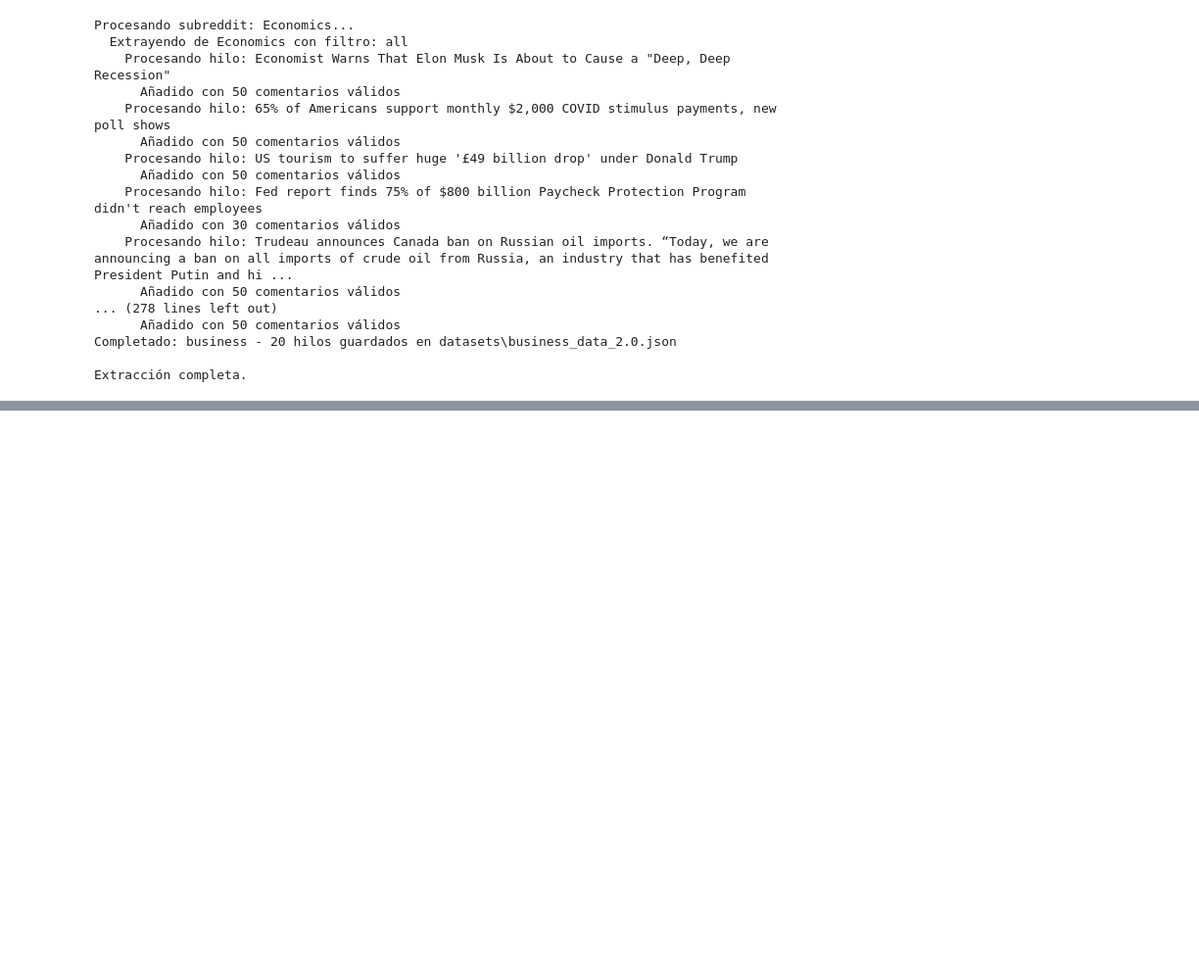
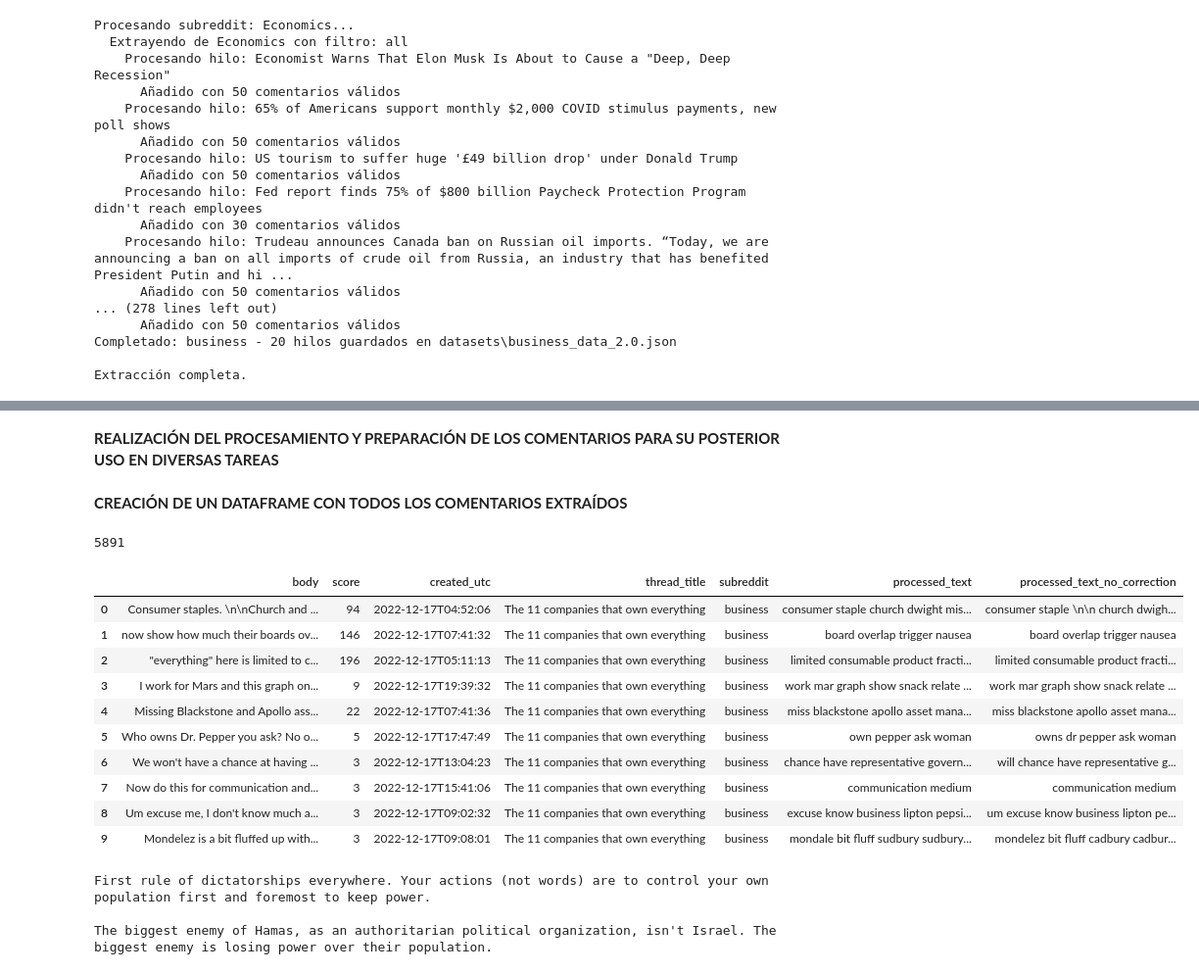
Before and after one commit to rubengilmartinez/NLP-Reddit-Project, a Jupyter notebook: NLP_application.ipynb, the cells around one changed output, grey strips where cells are left out. Shown: that part at 98% size. Cells and saved outputs as stored; diff of their text form; code cells hidden in the pictures; blank space fills up the shorter version.

Commit message:
Add NLP preprocessing pipeline and Reddit dataset creation

```diff
--- a/NLP_application.ipynb
+++ b/NLP_application.ipynb
@@ -253,3 +217,0 @@ memory usage: 1.7+ KB
-# %%
-for thread in range(len(Economics_threads)):
-    Economics_comments = pd.DataFrame(economics['threads'][thread]['comments'])
@@ -270,0 +233,12 @@ Economics_comments.head(5)  # Mostrar las primeras 5 filas del DataFrame
+# %%
+def remove_emojis(text):
+    # Patrón para detectar emojis
+    emoji_pattern = re.compile("["
+        u"\U0001F600-\U0001F64F"  # emoticons
+        u"\U0001F300-\U0001F5FF"  # símbolos & pictogramas
+        u"\U0001F680-\U0001F6FF"  # símbolos de transporte & mapas
+        u"\U0001F1E0-\U0001F1FF"  # banderas (iOS)
+        u"\U00002702-\U000027B0"
+        u"\U000024C2-\U0001F251"
+        "]+", flags=re.UNICODE)
+    return emoji_pattern.sub(r'', text)
@@ -270,0 +302,54 @@ Economics_comments.head(5)  # Mostrar las primeras 5 filas del DataFrame
+# %% [markdown]
+**REALIZACIÓN DEL PROCESAMIENTO Y PREPARACIÓN DE LOS COMENTARIOS PARA SU POSTERIOR USO EN DIVERSAS TAREAS**
+# %%
+# Cargamos los datos extraídos y procesamos los comentarios
+all_comments = []
+dataset_path = 'datasets'
+
+for filename in os.listdir(dataset_path):
+    if filename.endswith('_data_2.0.json'):
+        with open(os.path.join(dataset_path, filename), 'r', encoding='utf-8') as file:
+            data = json.load(file)
+
+            for thread in data['threads']:
+                for comment in thread['comments']:
+                    comment_data = {
+                        'body': comment['text'],
+                        'score': comment['score'],
+                        'created_utc': comment['created_utc'],
+                        'thread_title': thread['title'],
+                        'subreddit': data['subreddit_name'],
+                        'processed_text': preprocess_text(comment['text'], autocorrect=True),
+                        'processed_text_no_correction': preprocess_text(comment['text'], autocorrect=False)
+                    }
+                    all_comments.append(comment_data)
+# %% [markdown]
+**CREACIÓN DE UN DATAFRAME CON TODOS LOS COMENTARIOS EXTRAÍDOS**
+# %%
+print(len(all_comments))  # Obtención de alrededor de 6000 comentarios válidos
+# %% [output]
+5891
+# %%
+# Crear DataFrame
+df_comments = pd.DataFrame(all_comments)
+
+# Mostrar las primeras filas y información del DataFrame
+df_comments.head(10)
+# %% [output]
+|  | body | score | created_utc | thread_title | subreddit | processed_text | processed_text_no_correction |
+| 0 | Consumer staples. \n\nChurch and ... | 94 | 2022-12-17T04:52:06 | The 11 companies that own everything | business | consumer staple church dwight mis... | consumer staple \n\n church dwigh... |
+| 1 | now show how much their boards ov... | 146 | 2022-12-17T07:41:32 | The 11 companies that own everything | business | board overlap trigger nausea | board overlap trigger nausea |
+| 2 | "everything" here is limited to c... | 196 | 2022-12-17T05:11:13 | The 11 companies that own everything | business | limited consumable product fracti... | limited consumable product fracti... |
+| 3 | I work for Mars and this graph on... | 9 | 2022-12-17T19:39:32 | The 11 companies that own everything | business | work mar graph show snack relate ... | work mar graph show snack relate ... |
+| 4 | Missing Blackstone and Apollo ass... | 22 | 2022-12-17T07:41:36 | The 11 companies that own everything | business | miss blackstone apollo asset mana... | miss blackstone apollo asset mana... |
+| 5 | Who owns Dr. Pepper you ask? No o... | 5 | 2022-12-17T17:47:49 | The 11 companies that own everything | business | own pepper ask woman | owns dr pepper ask woman |
+| 6 | We won't have a chance at having ... | 3 | 2022-12-17T13:04:23 | The 11 companies that own everything | business | chance have representative govern... | will chance have representative g... |
+| 7 | Now do this for communication and... | 3 | 2022-12-17T15:41:06 | The 11 companies that own everything | business | communication medium | communication medium |
+| 8 | Um excuse me, I don't know much a... | 3 | 2022-12-17T09:02:32 | The 11 companies that own everything | business | excuse know business lipton pepsi... | um excuse know business lipton pe... |
+| 9 | Mondelez is a bit fluffed up with... | 3 | 2022-12-17T09:08:01 | The 11 companies that own everything | business | mondale bit fluff sudbury sudbury... | mondelez bit fluff cadbury cadbur... |
+# %%
+print(df_comments.iloc[3456, 0])
+# %% [output]
+First rule of dictatorships everywhere. Your actions (not words) are to control your own population first and foremost to keep power.
+
+The biggest enemy of Hamas, as an authoritarian political organization, isn't Israel. The biggest enemy is losing power over their population.
```
Also changed, not shown: parts of 19 cells of this notebook, 2 other files.
